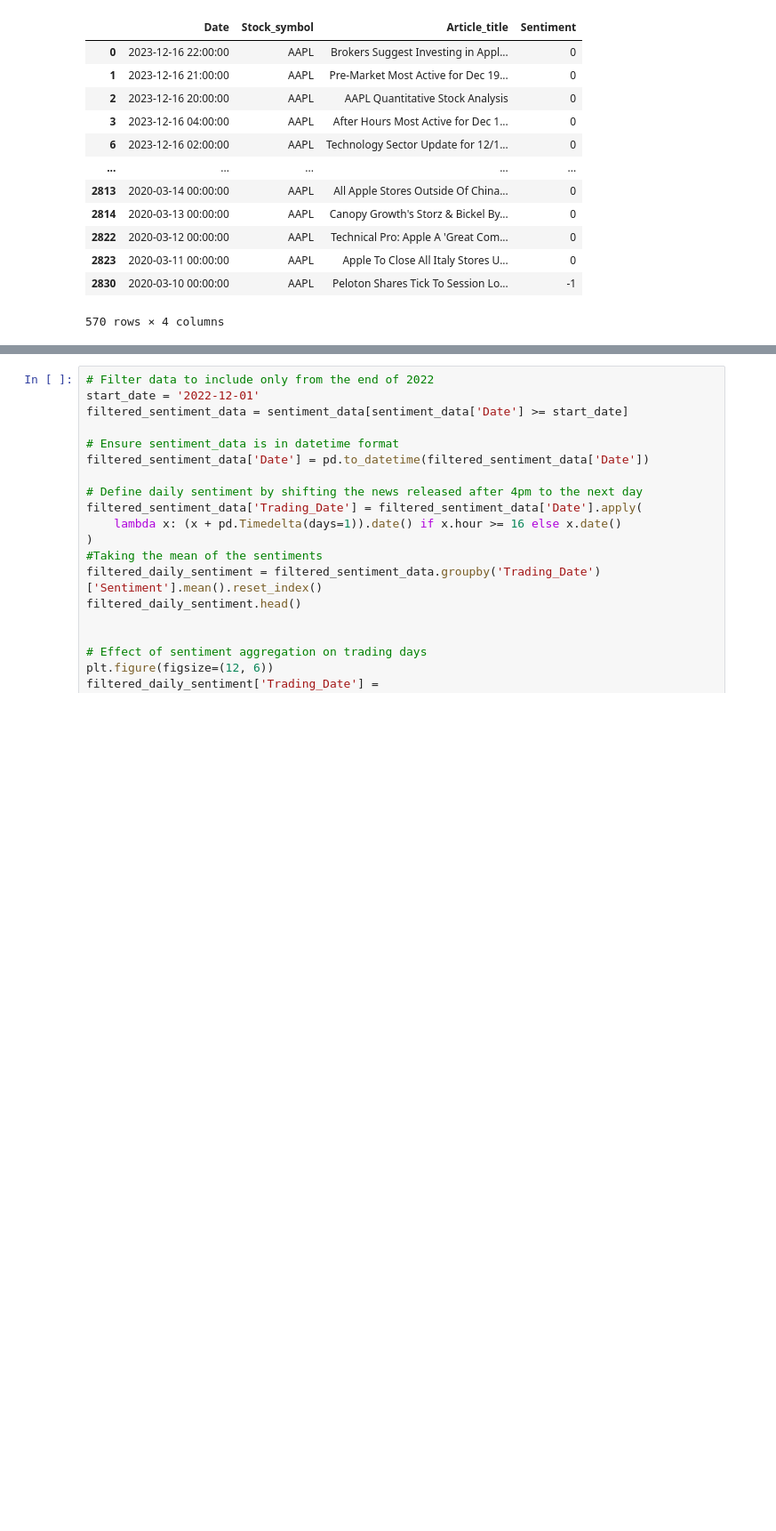
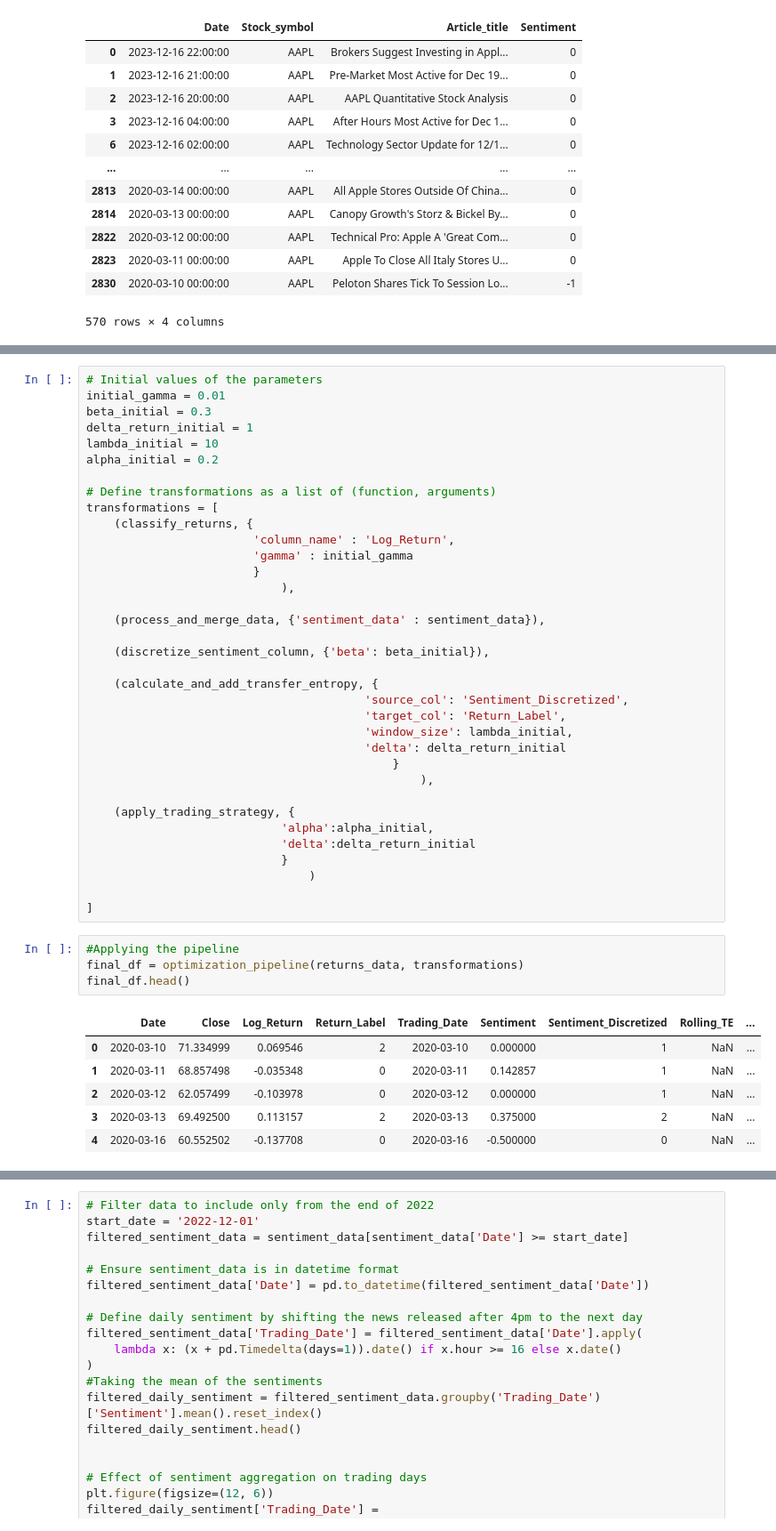
Before and after one commit to Crqbu/Sentiment-Market-Anomaly, a Jupyter notebook: notebooks/data_analysis_with_plots.ipynb, the cells around one changed output, grey strips where cells are left out. Shown at 89% size. Saved outputs shown, nothing was run; the diff lists cells and outputs as text; blank space fills up the shorter version.

Commit message:
pipeline

```diff
--- a/notebooks/data_analysis_with_plots.ipynb
+++ b/notebooks/data_analysis_with_plots.ipynb
@@ -357,0 +410,46 @@ returns_data.head()
+# %%
+# Initial values of the parameters
+initial_gamma = 0.01
+beta_initial = 0.3
+delta_return_initial = 1
+lambda_initial = 10
+alpha_initial = 0.2
+
+# Define transformations as a list of (function, arguments)
+transformations = [
+    (classify_returns, {
+                        'column_name' : 'Log_Return',
+                        'gamma' : initial_gamma
+                        }
+                            ),
+
+    (process_and_merge_data, {'sentiment_data' : sentiment_data}),
+
+    (discretize_sentiment_column, {'beta': beta_initial}),
+
+    (calculate_and_add_transfer_entropy, {
+                                        'source_col': 'Sentiment_Discretized',
+                                        'target_col': 'Return_Label',
+                                        'window_size': lambda_initial,
+                                        'delta': delta_return_initial
+                                            }
+                                                ),
+
+    (apply_trading_strategy, {
+                            'alpha':alpha_initial,
+                            'delta':delta_return_initial
+                            }
+                                )
+
+]
+# %%
+#Applying the pipeline
+final_df = optimization_pipeline(returns_data, transformations)
+final_df.head()
+# %% [output]
+|  | Date | Close | Log_Return | Return_Label | Trading_Date | Sentiment | Sentiment_Discretized | Rolling_TE | ... |
+| 0 | 2020-03-10 | 71.334999 | 0.069546 | 2 | 2020-03-10 | 0.000000 | 1 | NaN | ... |
+| 1 | 2020-03-11 | 68.857498 | -0.035348 | 0 | 2020-03-11 | 0.142857 | 1 | NaN | ... |
+| 2 | 2020-03-12 | 62.057499 | -0.103978 | 0 | 2020-03-12 | 0.000000 | 1 | NaN | ... |
+| 3 | 2020-03-13 | 69.492500 | 0.113157 | 2 | 2020-03-13 | 0.375000 | 2 | NaN | ... |
+| 4 | 2020-03-16 | 60.552502 | -0.137708 | 0 | 2020-03-16 | -0.500000 | 0 | NaN | ... |
```
Also changed, not shown: parts of 42 cells of this notebook.
